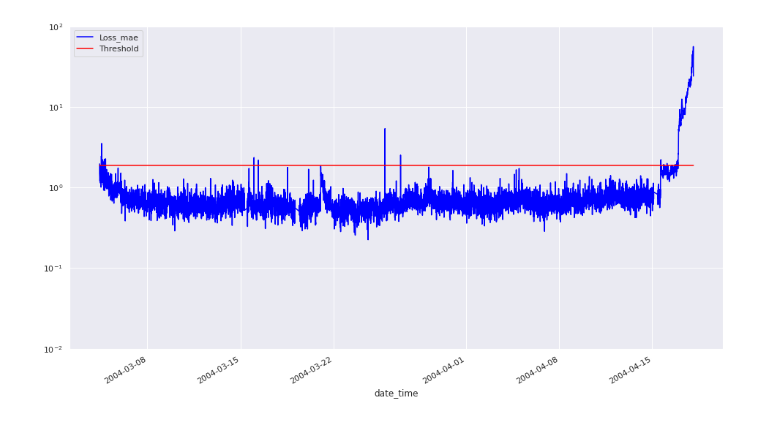
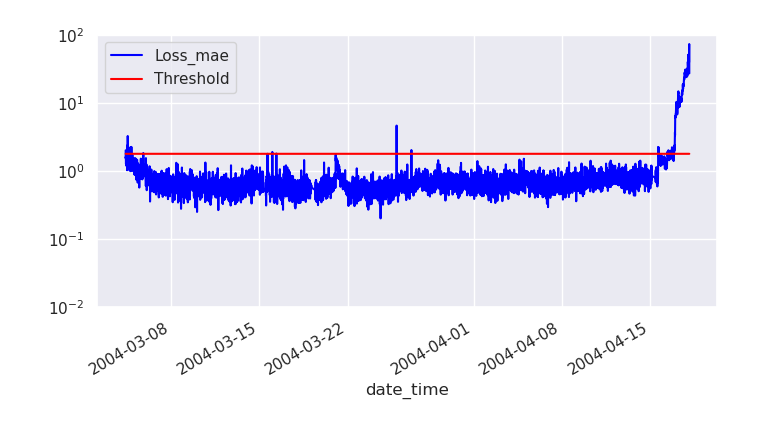
Before and after one commit to casual-coder-sm/bearing-vibration-anomaly-detection, a Jupyter notebook: models/autoencoder_lstm/autoencoder_lstm_train.ipynb, the cells around one changed output. Drawn from its saved outputs; the diff is of its cells as text; code cells hidden in the pictures.

Commit message:
Initial working auto_encoder_lstm deployment

```diff
--- a/models/autoencoder_lstm/autoencoder_lstm_train.ipynb
+++ b/models/autoencoder_lstm/autoencoder_lstm_train.ipynb
@@ -232,6 +139,6 @@ plt.show()
 # %%
-scored = pd.concat([train_scored, test_scored])
-# plot bearing failure time plot
-scored.plot(logy=True,  figsize=(16,9), ylim=[1e-2,1e2], color=['blue','red'])
-plt.show()
+    scored = pd.concat([train_scored, test_scored])
+    # plot bearing failure time plot
+    scored.plot(logy=True,  figsize=(8,4), ylim=[1e-2,1e2], color=['blue','red'])
+    plt.show()
 # %% [output]
@@ -249,55 +159,57 @@ INFO:tensorflow:Assets written to: ./bvad_ae_lstm/assets
 # %%
-#####################################################################################
-#***************IMP: Update coding environment********************
-#####################################################################################
-code_env = CODE_ENV.WSL
-curr_dataset = DATASET_ID.Third
+    #####################################################################################
+    #***************IMP: Update coding environment********************
+    #####################################################################################
+    code_env = CODE_ENV.WSL
+    curr_dataset = DATASET_ID.Third
 
-#Step 1 : Setup Data Source
-dataset_paths = model_feedinput_pipeline.get_dataset_paths(code_env)
+    #Step 1 : Setup Data Source
+    dataset_paths = model_feedinput_pipeline.get_dataset_paths(code_env)
 
-#Step 2 : Read the time features generated earlier
-time_feature_data_filename=['timefeatures_1st_1.csv', 'timefeatures_1st_2.csv',
-                            'timefeatures_2nd.csv', 'timefeatures_3rd.csv']
+    #Step 2 : Read the time features generated earlier
+    time_feature_data_filename=['timefeatures_1st_1.csv', 'timefeatures_1st_2.csv',
+                                'timefeatures_2nd.csv', 'timefeatures_3rd.csv']
 
-tf_file_indx = 0
-cut_off_date_time = '2003-11-20 23:54:03'
-if curr_dataset == DATASET_ID.First:
-    tf_file_indx = 1 #0 or 1
+    tf_file_indx = 0
     cut_off_date_time = '2003-11-20 23:54:03'
-elif curr_dataset == DATASET_ID.Second:
-    tf_file_indx = 2
-    cut_off_date_time = '2004-02-15 12:52:39'
-elif curr_dataset == DATASET_ID.Third:
-    tf_file_indx = 3
-    cut_off_date_time = '2004-04-08 23:51:57'
+    if curr_dataset == DATASET_ID.First:
+        tf_file_indx = 1 #0 or 1
+        cut_off_date_time = '2003-11-20 23:54:03'
+    elif curr_dataset == DATASET_ID.Second:
+        tf_file_indx = 2
+        cut_off_date_time = '2004-02-15 12:52:39'
+    elif curr_dataset == DATASET_ID.Third:
+        tf_file_indx = 3
+        cut_off_date_time = '2004-04-08 23:51:57'
 
-time_features_data = pd.read_csv(time_feature_data_filename[tf_file_indx])
+    time_features_data = pd.read_csv(time_feature_data_filename[tf_file_indx])
+    restored_model = tf.keras.models.load_model('./bvad_ae_lstm')
 
-#Step 1 : Re-construct the index columns 'date_time'
-#print(time_features_data.describe().T)
-#print(time_features_data.columns)
-time_features_data=time_features_data.rename(columns={'filename':'date_time'})
-time_features_data['date_time']=pd.to_datetime(time_features_data['date_time'])
+    #Step 1 : Re-construct the index columns 'date_time'
+    #print(time_features_data.describe().T)
+    #print(time_features_data.columns)
+    time_features_data=time_features_data.rename(columns={'filename':'date_time'})
+    time_features_data['date_time']=pd.to_datetime(time_features_data['date_time'])
 
-#Step 2 : Prepare Train, Validation and Test test
-train = time_features_data[time_features_data['date_time'] <= cut_off_date_time]
-test  = time_features_data[time_features_data['date_time'] > cut_off_date_time]
-train = train.set_index('date_time')
-test  = test.set_index('date_time')
+    #Step 2 : Prepare Train, Validation and Test test
+    train = time_features_data[time_features_data['date_time'] <= cut_off_date_time]
+    test  = time_features_data[time_features_data['date_time'] > cut_off_date_time]
+    train = train.set_index('date_time')
+    test  = test.set_index('date_time')
 
-#Step 3 : Prepare Data : Normalize & Reshape
-X_train, X_test = scale_timefeature_data(train, test)
-X_train, X_test = prepare_lstm_input(X_train, X_test)
+    #Step 3 : Prepare Data : Normalize & Reshape
+    X_train, X_test = scale_timefeature_data(train, test)
+    X_train, X_test = prepare_lstm_input(X_train, X_test)
 
-print('Threshold =', threshold)
-# calculate the same metrics for the training set
-# and merge all data in a single dataframe for plotting
-test_scored1, X_test_pred1, XTest1 = pred_test_autoencoder(restored_model, X_train, train, threshold)
-test_scored2, X_test_pred2, XTest2 = pred_test_autoencoder(restored_model, X_test, test, threshold)
-scored = pd.concat([test_scored1, test_scored2])
+    print('Threshold =', threshold)
+    # calculate the same metrics for the training set
+    # and merge all data in a single dataframe for plotting
+    test_scored1, X_test_pred1, XTest1 = pred_test_autoencoder(restored_model, X_train, train, threshold)
+    test_scored2, X_test_pred2, XTest2 = pred_test_autoencoder(restored_model, X_test, test, threshold)
+    scored = pd.concat([test_scored1, test_scored2])
 
-# plot bearing failure time plot
-scored.plot(logy=True,  figsize=(16,9), ylim=[1e-2,1e2], color=['blue','red'])
-plt.show()
+    # plot bearing failure time plot
+    scored.plot(logy=True,  figsize=(8,4), ylim=[1e-2,1e2], color=['blue','red'])
+    plt.show()
+    pass
 # %% [output]
@@ -307 +219 @@ Threshold = 1.8857563541853657
-[figure, old version]
+[figure, new version]
```
Also changed, not shown: parts of 13 cells of this notebook, 16 other files.
